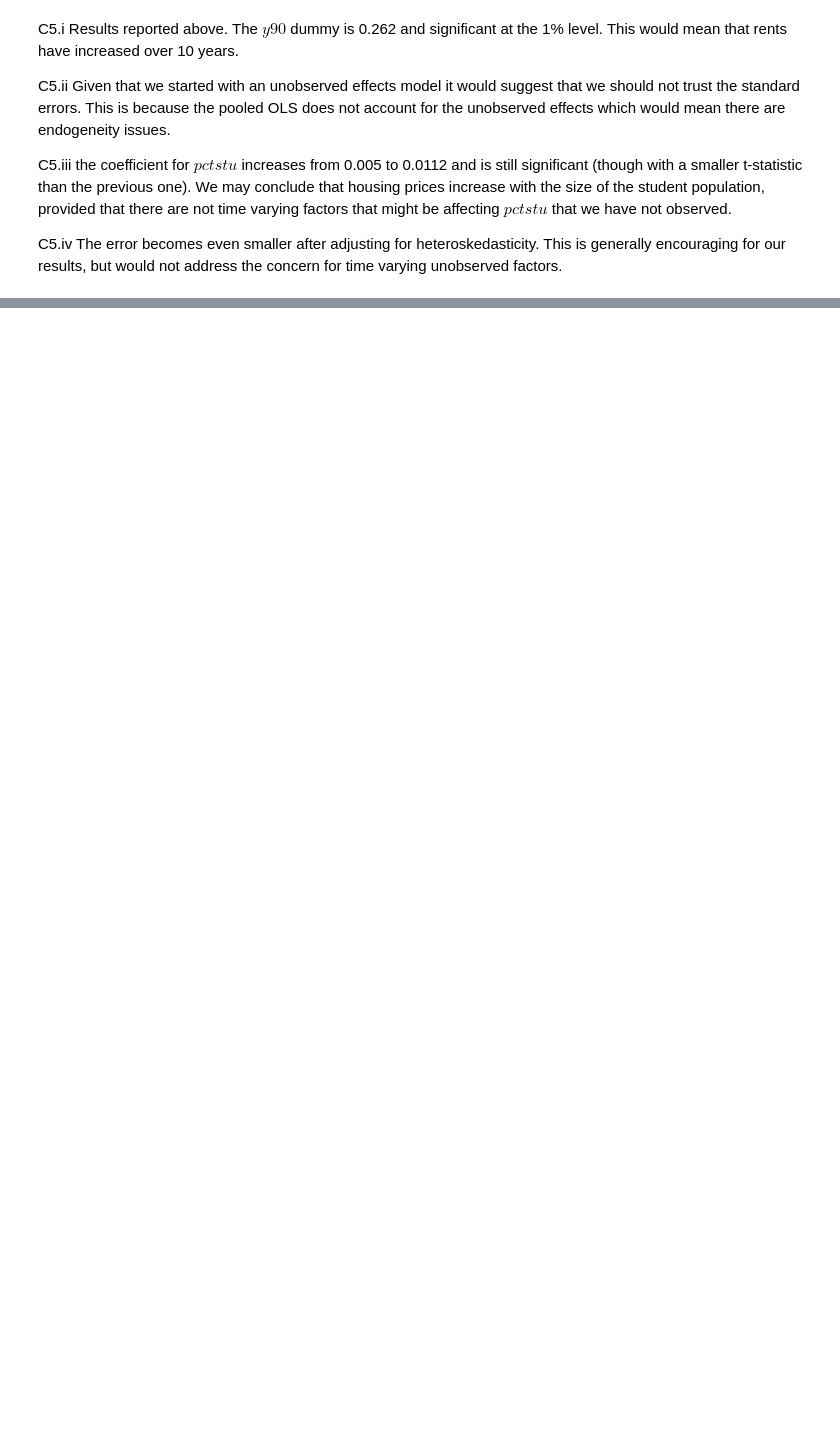
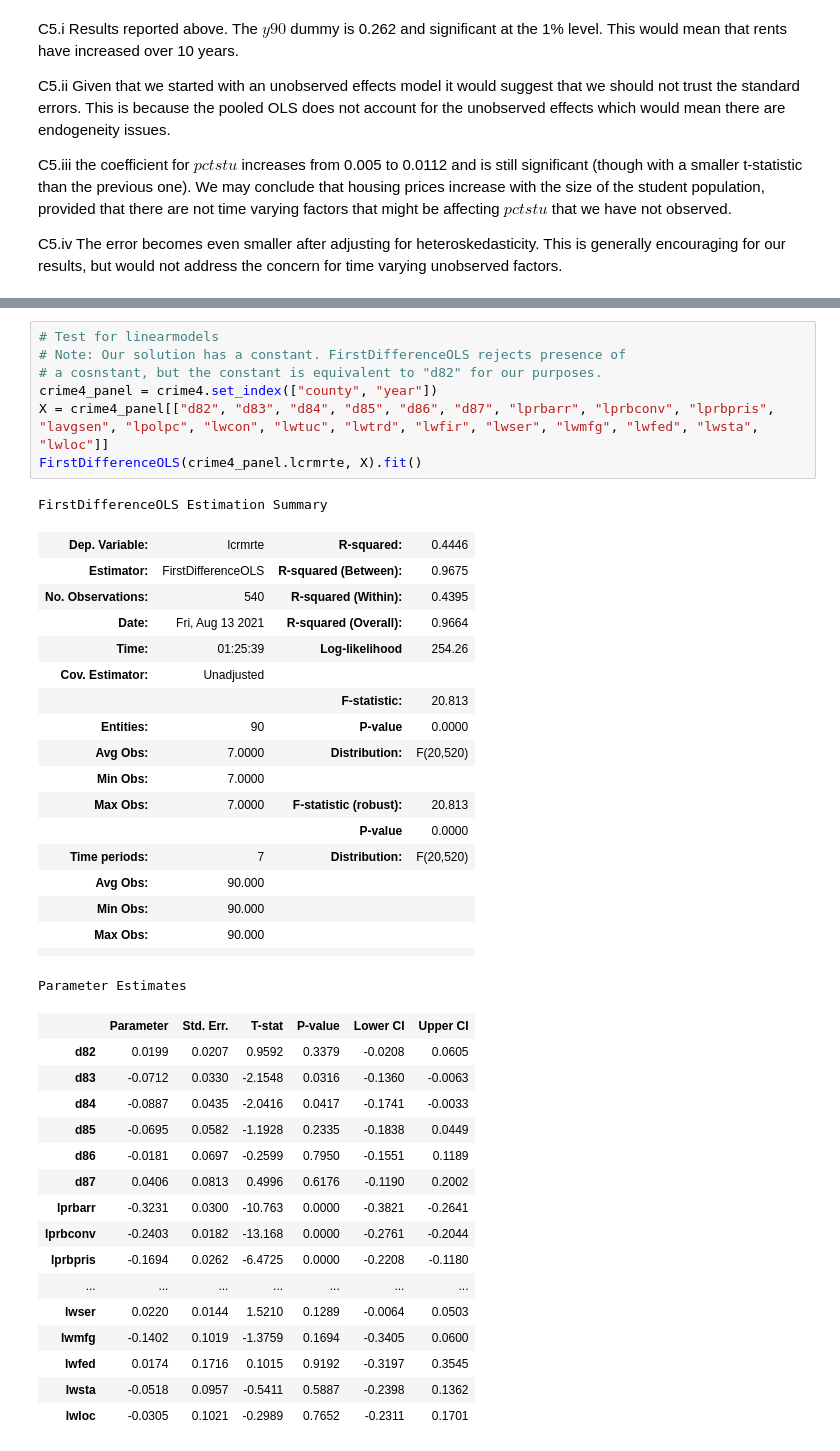
Before and after one commit to systemchalk/wooldridge_workbook, a Jupyter notebook: ch13.ipynb, the cells around one changed output, grey strips where cells are left out. Cells and saved outputs as stored; diff of their text form; blank space fills up the shorter version.

```diff
--- a/ch13.ipynb
+++ b/ch13.ipynb
@@ -563,0 +862,43 @@ model.summary()
+# %%
+# Test for linearmodels
+# Note: Our solution has a constant. FirstDifferenceOLS rejects presence of
+# a cosnstant, but the constant is equivalent to "d82" for our purposes.
+crime4_panel = crime4.set_index(["county", "year"])
+X = crime4_panel[["d82", "d83", "d84", "d85", "d86", "d87", "lprbarr", "lprbconv", "lprbpris", "lavgsen", "lpolpc", "lwcon", "lwtuc", "lwtrd", "lwfir", "lwser", "lwmfg", "lwfed", "lwsta", "lwloc"]]
+FirstDifferenceOLS(crime4_panel.lcrmrte, X).fit()
+# %% [output]
+FirstDifferenceOLS Estimation Summary
+| Dep. Variable: | lcrmrte | R-squared: | 0.4446 |
+| Estimator: | FirstDifferenceOLS | R-squared (Between): | 0.9675 |
+| No. Observations: | 540 | R-squared (Within): | 0.4395 |
+| Date: | Fri, Aug 13 2021 | R-squared (Overall): | 0.9664 |
+| Time: | 01:25:39 | Log-likelihood | 254.26 |
+| Cov. Estimator: | Unadjusted |  |  |
+|  |  | F-statistic: | 20.813 |
+| Entities: | 90 | P-value | 0.0000 |
+| Avg Obs: | 7.0000 | Distribution: | F(20,520) |
+| Min Obs: | 7.0000 |  |  |
+| Max Obs: | 7.0000 | F-statistic (robust): | 20.813 |
+|  |  | P-value | 0.0000 |
+| Time periods: | 7 | Distribution: | F(20,520) |
+| Avg Obs: | 90.000 |  |  |
+| Min Obs: | 90.000 |  |  |
+| Max Obs: | 90.000 |  |  |
+|  |  |  |  |
+Parameter Estimates
+|  | Parameter | Std. Err. | T-stat | P-value | Lower CI | Upper CI |
+| d82 | 0.0199 | 0.0207 | 0.9592 | 0.3379 | -0.0208 | 0.0605 |
+| d83 | -0.0712 | 0.0330 | -2.1548 | 0.0316 | -0.1360 | -0.0063 |
+| d84 | -0.0887 | 0.0435 | -2.0416 | 0.0417 | -0.1741 | -0.0033 |
+| d85 | -0.0695 | 0.0582 | -1.1928 | 0.2335 | -0.1838 | 0.0449 |
+| d86 | -0.0181 | 0.0697 | -0.2599 | 0.7950 | -0.1551 | 0.1189 |
+| d87 | 0.0406 | 0.0813 | 0.4996 | 0.6176 | -0.1190 | 0.2002 |
+| lprbarr | -0.3231 | 0.0300 | -10.763 | 0.0000 | -0.3821 | -0.2641 |
+| lprbconv | -0.2403 | 0.0182 | -13.168 | 0.0000 | -0.2761 | -0.2044 |
+| lprbpris | -0.1694 | 0.0262 | -6.4725 | 0.0000 | -0.2208 | -0.1180 |
+| ... | ... | ... | ... | ... | ... | ... |
+| lwser | 0.0220 | 0.0144 | 1.5210 | 0.1289 | -0.0064 | 0.0503 |
+| lwmfg | -0.1402 | 0.1019 | -1.3759 | 0.1694 | -0.3405 | 0.0600 |
+| lwfed | 0.0174 | 0.1716 | 0.1015 | 0.9192 | -0.3197 | 0.3545 |
+| lwsta | -0.0518 | 0.0957 | -0.5411 | 0.5887 | -0.2398 | 0.1362 |
+| lwloc | -0.0305 | 0.1021 | -0.2989 | 0.7652 | -0.2311 | 0.1701 |
```
Also changed, not shown: parts of 73 cells of this notebook.
